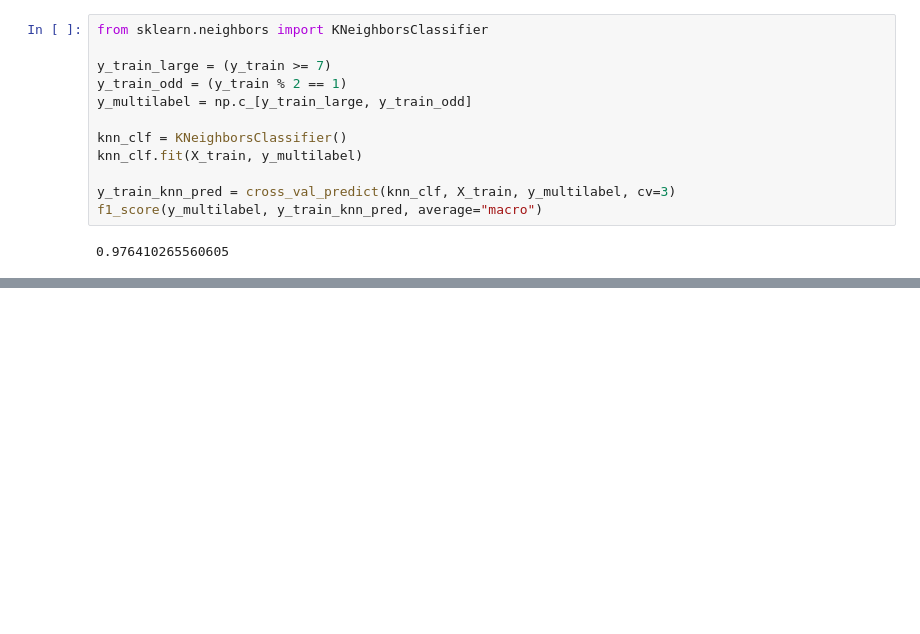
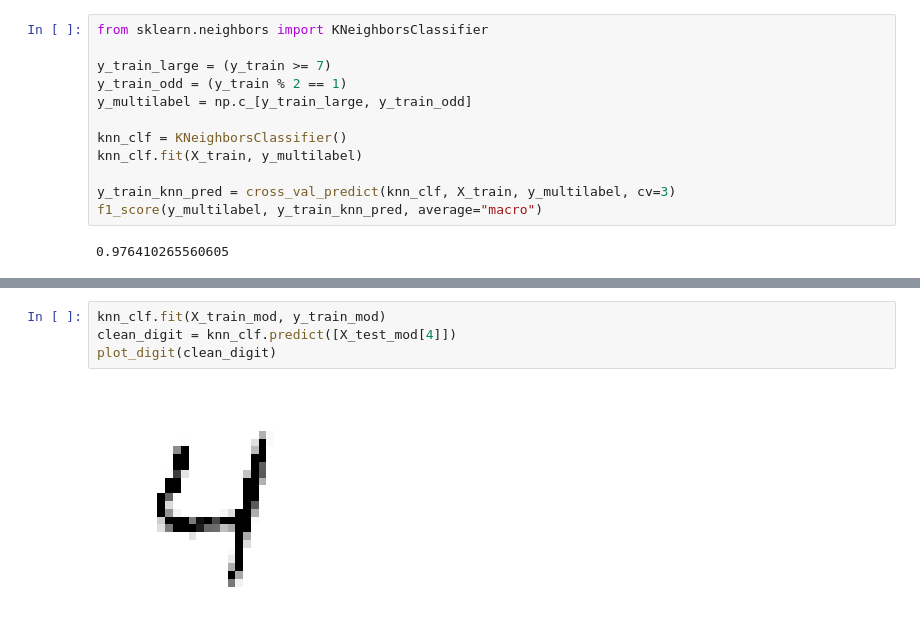
Before and after one commit to lopdan/ml_training, a Jupyter notebook: src/notebooks/number_classifier.ipynb, the cells around one changed output, grey strips where cells are left out. Cells and saved outputs as stored; diff of their text form; blank space fills up the shorter version.

```diff
--- a/src/notebooks/number_classifier.ipynb
+++ b/src/notebooks/number_classifier.ipynb
@@ -310,0 +331,6 @@ f1_score(y_multilabel, y_train_knn_pred, average="macro")
+# %%
+knn_clf.fit(X_train_mod, y_train_mod)
+clean_digit = knn_clf.predict([X_test_mod[4]])
+plot_digit(clean_digit)
+# %% [output]
+[figure, added]
```
Also changed, not shown: parts of 4 cells of this notebook.
